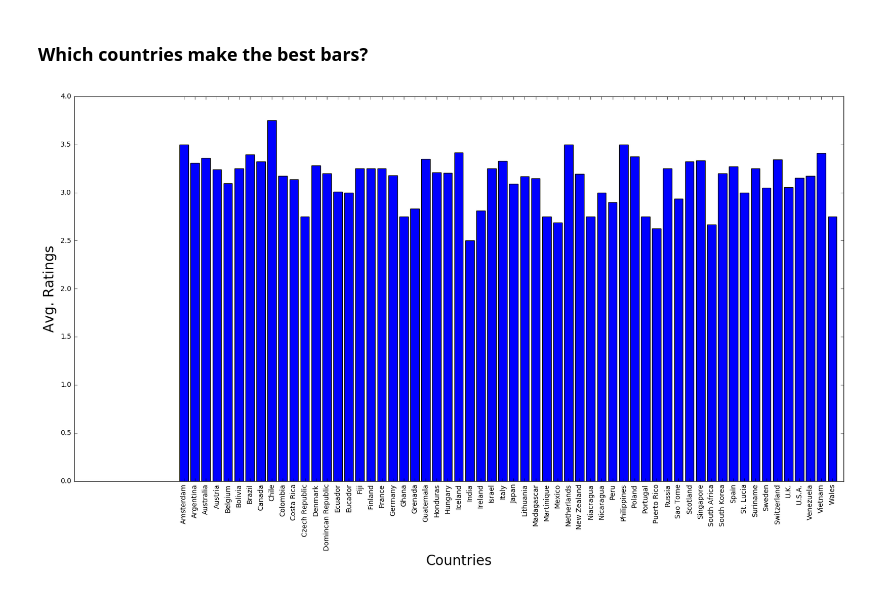
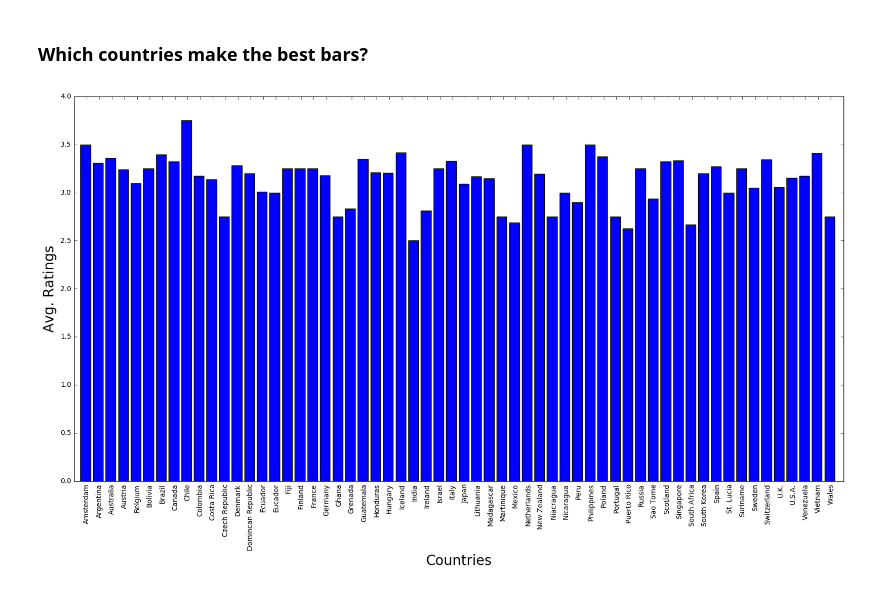
Before and after one commit to romi5193/DataScience, a Jupyter notebook: Web_Scraping/Cocoa_website.ipynb, the cells around one changed output. Drawn from its saved outputs; the diff is of its cells as text; code cells hidden in the pictures.

Commit message:
formated graph axes

```diff
--- a/Web_Scraping/Cocoa_website.ipynb
+++ b/Web_Scraping/Cocoa_website.ipynb
@@ -102,12 +103,14 @@ df3=pd.DataFrame({'Location': company_location, 'ratings':ratings})
 BestCompanies=df3.groupby('Location').ratings.mean().reset_index()
 # %%
 plt.figure(figsize=(20,10))
-plt.bar(range(len(BestCompanies.Location)), BestCompanies.ratings, align="center")
+plt.bar(range(len(BestCompanies.Location)), BestCompanies.ratings)
 ax = plt.subplot()
+plt.axis([-0.5, 60.5, 0, 4])
 ax.set_xticks(range(len(BestCompanies)))
+ax.set_xticks([float(n)+0.5 for n in ax.get_xticks()])
 ax.set_xticklabels(BestCompanies.Location, rotation='vertical')
 plt.ylabel('Avg. Ratings',fontsize=20)
 plt.xlabel('Countries', fontsize=20)
 plt.show()
 # %% [output]
-[figure, old version]
+[figure, new version]
```
Also changed, not shown: parts of 1 cell of this notebook.
